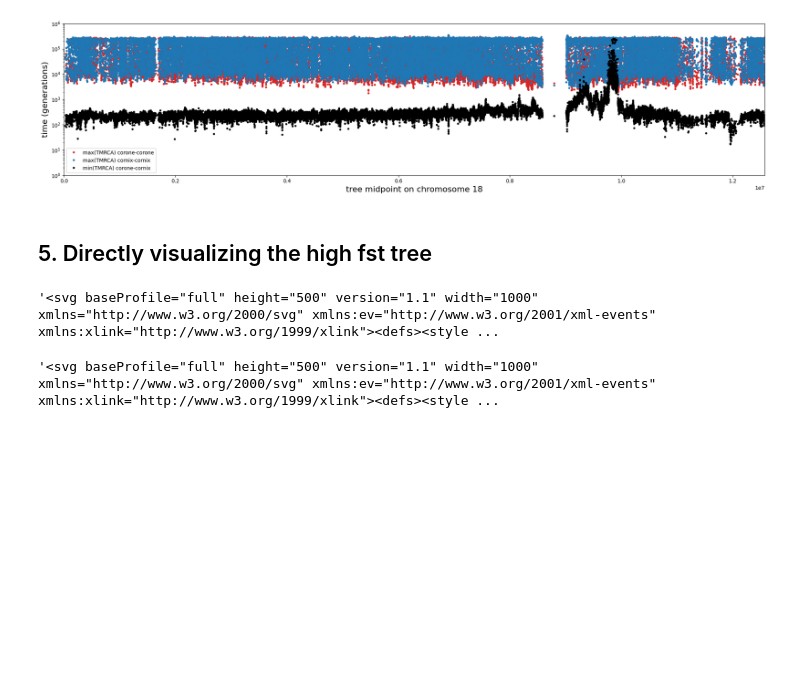
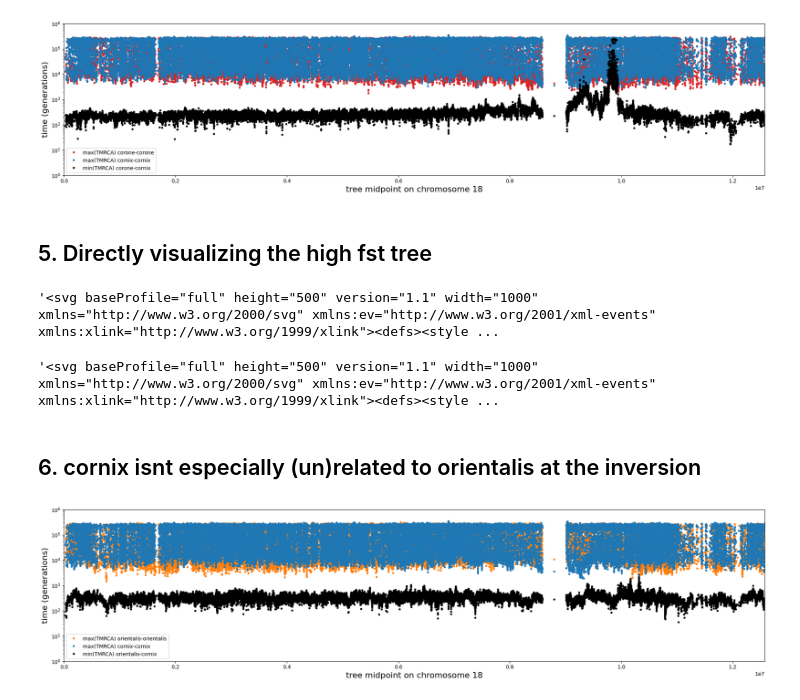
Before and after one commit to mmosmond/spacetrees-crows, a Jupyter notebook: plotting.ipynb, the cells around one changed output. Cells and saved outputs as stored; diff of their text form; code cells hidden in the pictures; blank space fills up the shorter version.

```diff
--- a/plotting.ipynb
+++ b/plotting.ipynb
@@ -347,3 +347,5 @@ tree.draw_svg(
 )
 # %% [output]
 '<svg baseProfile="full" height="500" version="1.1" width="1000" xmlns="http://www.w3.org/2000/svg" xmlns:ev="http://www.w3.org/2001/xml-events" xmlns:xlink="http://www.w3.org/1999/xlink"><defs><style ...
+# %% [markdown]
+## 6. cornix isnt especially (un)related to orientalis at the inversion
@@ -349,0 +376,28 @@ tree.draw_svg(
+# %%
+maxtmrcas = np.load('data/maxtmrcas_chr18_cnx-ori.npy')
+mintmrcas = np.load('data/mintmrcas_chr18_cnx-ori.npy')
+# %%
+window = list(ts.breakpoints())
+windows = [(i+j)/2 for i,j in zip(window[1:],window[:-1])]
+# %%
+fig = plt.figure(figsize=(20,5))
+ax = plt.axes()
+
+
+ax.plot(windows, maxtmrcas[:,0], '.', label='max(TMRCA) orientalis-orientalis', color=plt.cm.tab10(1))
+ax.plot(windows, maxtmrcas[:,1], '.', label='max(TMRCA) cornix-cornix', color=plt.cm.tab10(0))
+
+ax.plot(windows, mintmrcas, '.', label='min(TMRCA) orientalis-cornix', color='k')
+
+ax.set_xlim(0,windows[-1])
+ax.set_yscale('log')
+ax.set_ylim(1,1e6)
+ax.set_xlabel('tree midpoint on chromosome 18', fontsize=16)
+ax.set_ylabel('time (generations)', fontsize=16)
+plt.legend()
+plt.tight_layout()
+
+plt.savefig('plots/tmrcas_chr18_cnx-ori.png')
+plt.show()
+# %% [output]
+[figure, added]
```
Also changed, not shown: parts of 5 cells of this notebook, 4 other files.
